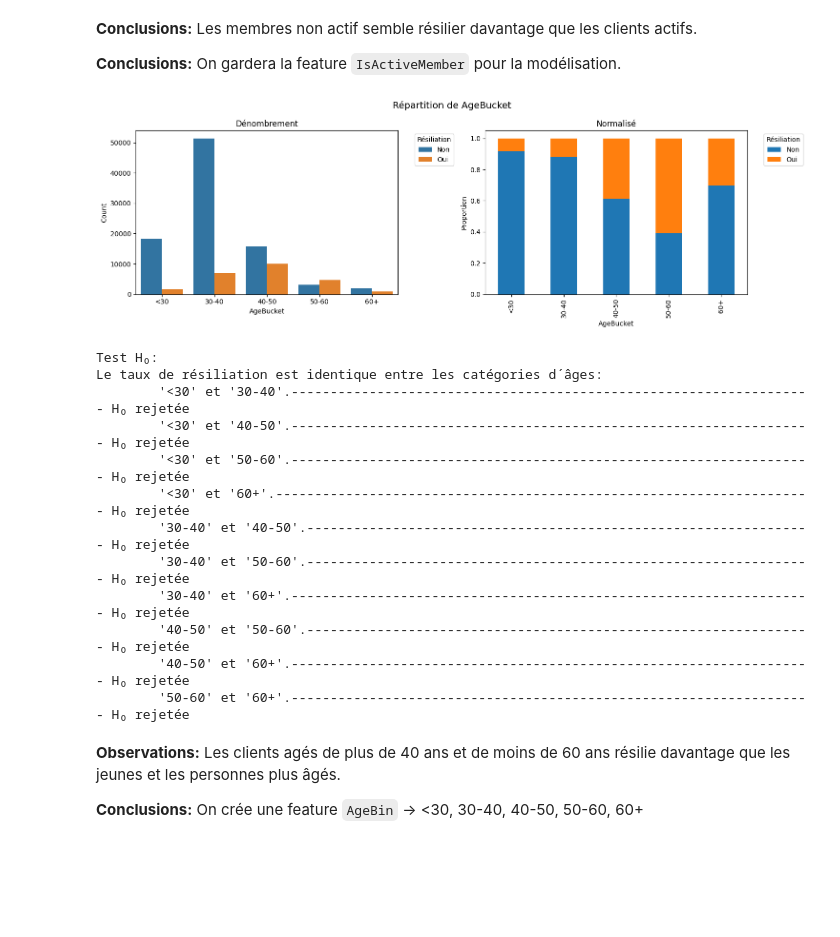
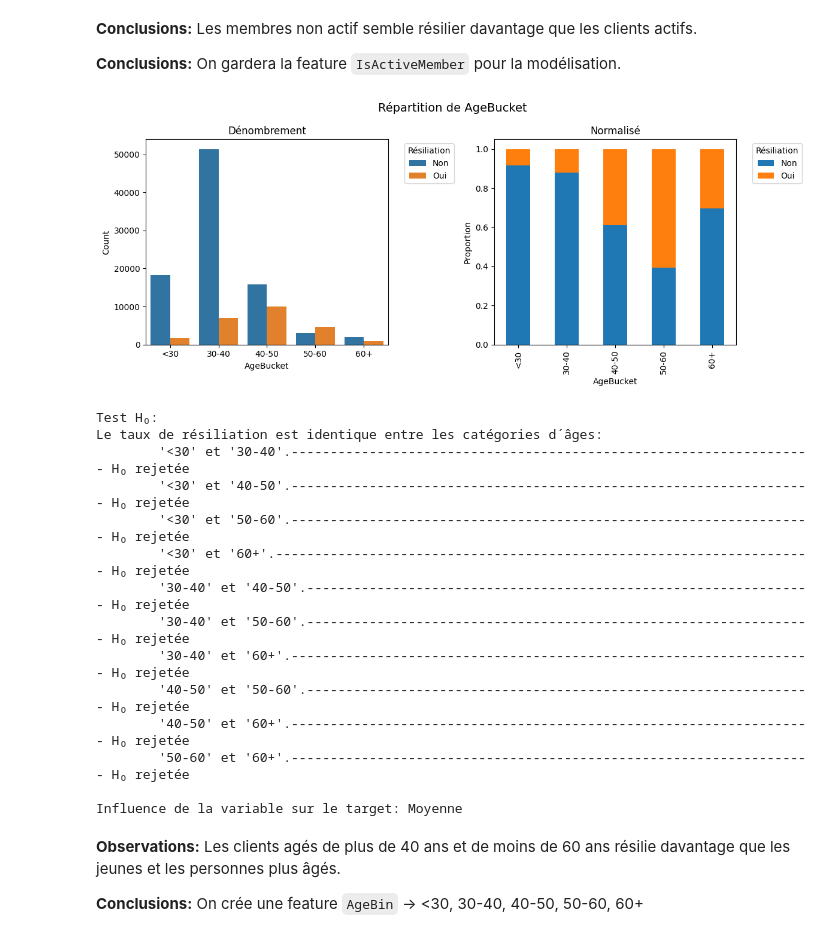
Before and after one commit to lbihin/mlpro-classification-bank-churn-2025, a Jupyter notebook: eda/eda.ipynb, the cells around one changed output. Saved outputs shown, nothing was run; the diff lists cells and outputs as text; code cells hidden in the pictures; blank space fills up the shorter version.

```diff
--- a/eda/eda.ipynb
+++ b/eda/eda.ipynb
@@ -1430,25 +1438,29 @@ Les membres actifs résilient autant que les autres.----------------------------
 # %%
 
 bins, bin_names = [17,30,40,50,60,100], ['<30','30-40','40-50','50-60','60+']
 train_df['AgeBucket'] = pd.cut(train_df['Age'], bins, labels=bin_names)
 afficher_feature_vs_target('AgeBucket', train_df)
 
 print("Test H₀:")
 print("Le taux de résiliation est identique entre les catégories d´âges:")
 test_df['AgeBucket'] = pd.cut(test_df['Age'], bins, labels=bin_names)
 contingency = pd.crosstab(test_df.AgeBucket, test_df.Exited)
 pairs, p_vals = [], []
 for g1, g2 in combinations(contingency.index, 2):
     h0 = f"\t'{g1}' et '{g2}'."
     n_success = [contingency.loc[g1, 1], contingency.loc[g2, 1]]
     n_obs     = [contingency.loc[g1].sum(), contingency.loc[g2].sum()]
 
     stat, p_value = proportions_ztest(n_success, n_obs, alternative='two-sided')
 
     verdict = "H₀ rejetée" if p_value < ALPHA else "-"
     print(f"{h0 :-<85} {verdict}")
+
+contingency = pd.crosstab(test_df.AgeBucket, test_df[TARGET])
+chi2, p_value, dof, expected = stats.chi2_contingency(contingency)
+influence_variable(score_chi2=chi2, table_contingency=contingency)
 # %% [output]
-[figure, old version]
+[figure, new version]
 Test H₀:
 Le taux de résiliation est identique entre les catégories d´âges:
         '<30' et '30-40'.------------------------------------------------------------------- H₀ rejetée
@@ -1461,6 +1473,8 @@ Le taux de résiliation est identique entre les catégories d´âges:
         '40-50' et '50-60'.----------------------------------------------------------------- H₀ rejetée
         '40-50' et '60+'.------------------------------------------------------------------- H₀ rejetée
         '50-60' et '60+'.------------------------------------------------------------------- H₀ rejetée
+
+Influence de la variable sur le target: Moyenne
 # %% [markdown]
 **Observations:** Les clients agés de plus de 40 ans et de moins de 60 ans résilie davantage que les jeunes et les personnes plus âgés.
 
```
Also changed, not shown: parts of 5 cells of this notebook, 3 other files.
